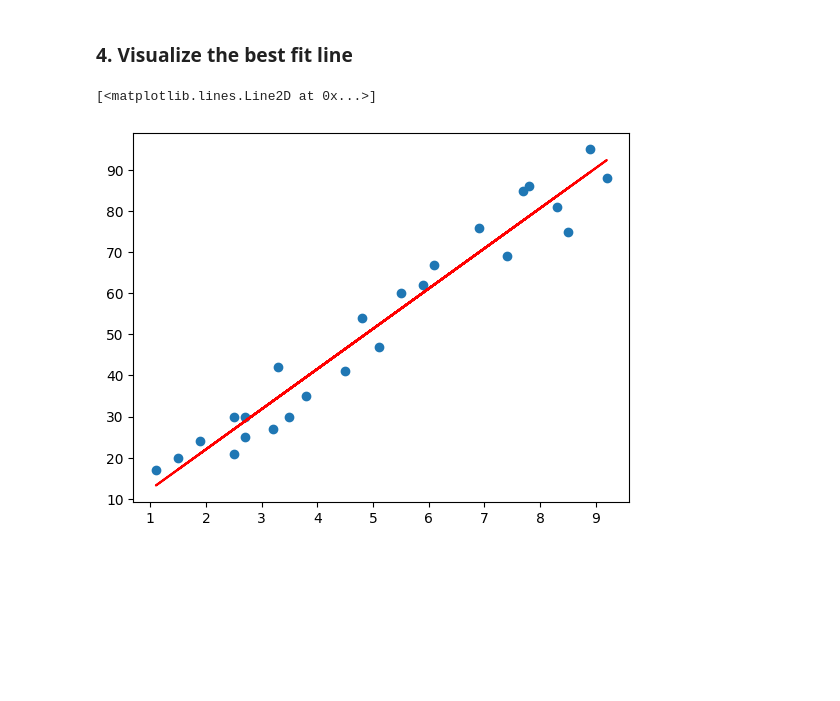
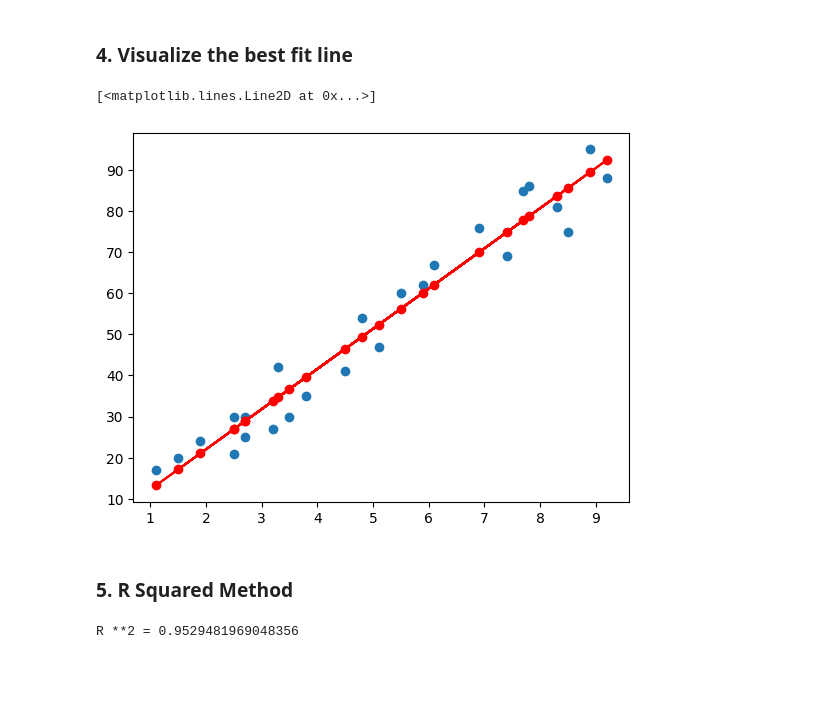
Before and after one commit to KiranKhayamali/AI-ML-Bootcamp, a Jupyter notebook: Week 3 (Data Analysis and Introduction to Machine Learning)/Day 14 (Supervised Learning - Regression)/Regression.ipynb, the cells around one changed output. Cells and saved outputs as stored; diff of their text form; code cells hidden in the pictures; blank space fills up the shorter version.

Commit message:
Understanding r squared method

```diff
--- a/Week 3 (Data Analysis and Introduction to Machine Learning)/Day 14 (Supervised Learning - Regression)/Regression.ipynb
+++ b/Week 3 (Data Analysis and Introduction to Machine Learning)/Day 14 (Supervised Learning - Regression)/Regression.ipynb
@@ -110,9 +110,27 @@ Y-intercept (c): 2.4836734053731746
 <h3>4. Visualize the best fit line </h3>
 # %%
 Y_predict = [m *i + c for i in X]
-plt.scatter(X, Y)
+plt.scatter(X, Y) #point with original coordinate
+plt.scatter(X, Y_predict, color = 'red') #point with predicted y coordinate
 plt.plot(X, np.array(Y_predict), color = 'RED') #np.array was done for faster execution and to change the list into numpy array
 # plt.plot(X, Y_predict, color = 'red')
 # %% [output]
 [<matplotlib.lines.Line2D at 0x...>]
-[figure, old version]
+[figure, new version]
+# %% [markdown]
+<h3>5. R Squared Method</h3>
+# %%
+def r_square_method(Y, Y_predict):
+    nume = 0
+    deno = 0
+    for i in range(len(Y)):
+        nume += (Y[i] - Y_predict[i])**2
+        deno += (Y[i] - np.mean(Y))**2
+    r_square = 1 - nume / deno
+    return r_square
+
+print(f"R **2 = {r_square_method(Y, Y_predict)}")
+# %% [output]
+R **2 = 0.9529481969048356
+# %% [markdown]
+<h3></h3>
```
